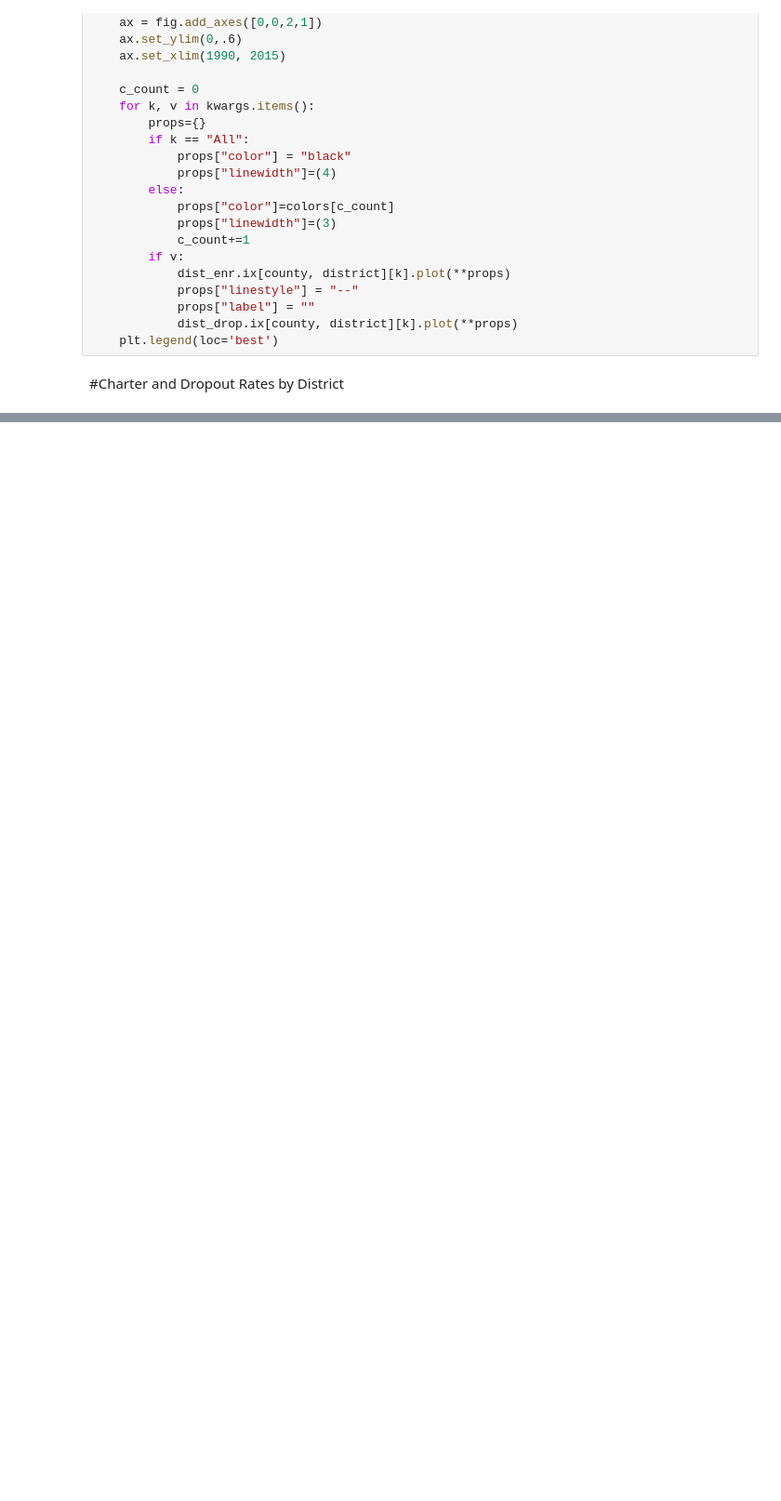
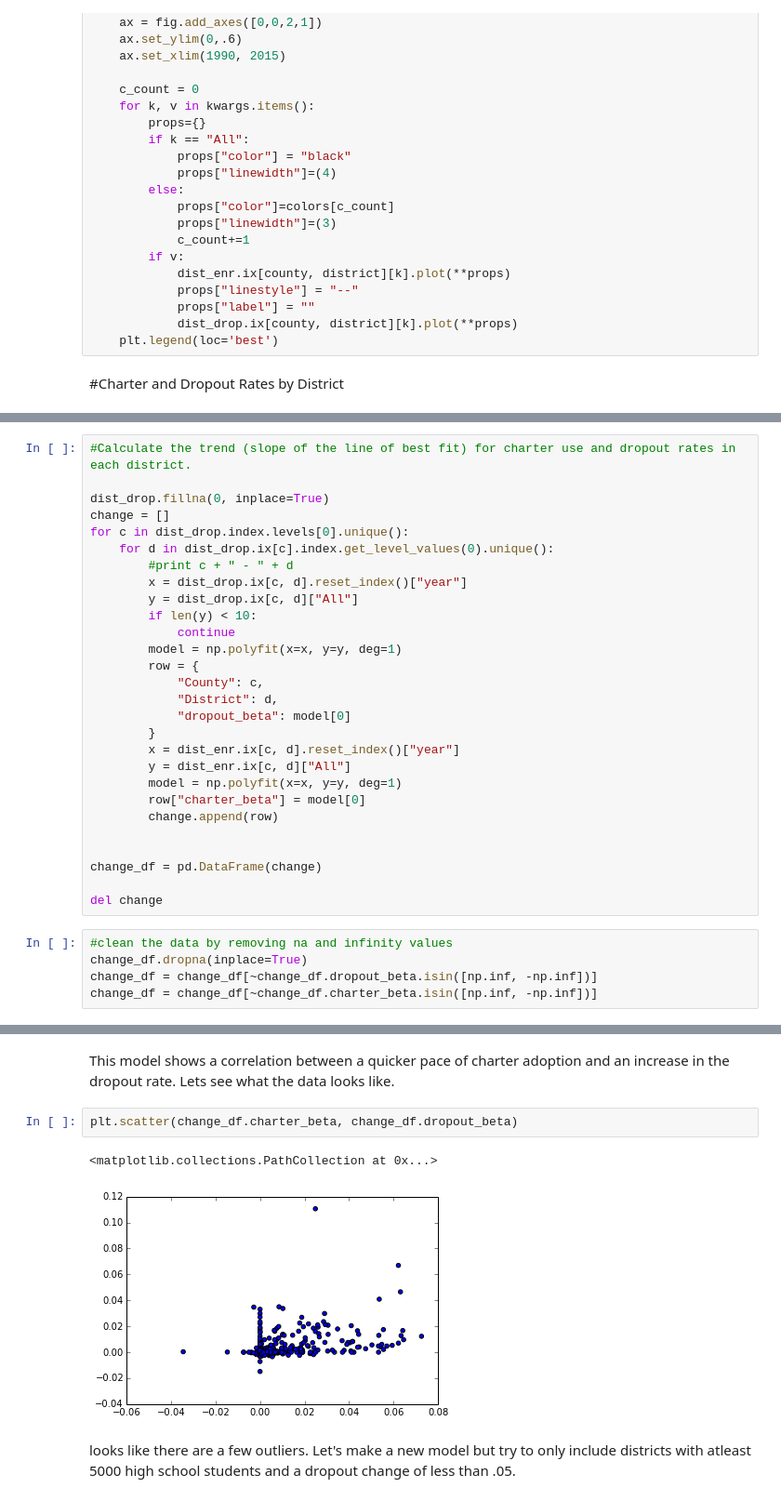
Before and after one commit to PaulAYoung/WWOD-final-project, a Jupyter notebook: notebooks/CharterInfo.ipynb, the cells around one changed output, grey strips where cells are left out. Shown at 93% size. Saved outputs shown, nothing was run; the diff lists cells and outputs as text; blank space fills up the shorter version.

```diff
--- a/notebooks/CharterInfo.ipynb
+++ b/notebooks/CharterInfo.ipynb
@@ -147,0 +173,33 @@ interactive(
+# %%
+#Calculate the trend (slope of the line of best fit) for charter use and dropout rates in each district.
+
+dist_drop.fillna(0, inplace=True)
+change = []
+for c in dist_drop.index.levels[0].unique():
+    for d in dist_drop.ix[c].index.get_level_values(0).unique():
+        #print c + " - " + d
+        x = dist_drop.ix[c, d].reset_index()["year"]
+        y = dist_drop.ix[c, d]["All"]
+        if len(y) < 10:
+            continue
+        model = np.polyfit(x=x, y=y, deg=1)
+        row = {
+            "County": c,
+            "District": d,
+            "dropout_beta": model[0]
+        }
+        x = dist_enr.ix[c, d].reset_index()["year"]
+        y = dist_enr.ix[c, d]["All"]
+        model = np.polyfit(x=x, y=y, deg=1)
+        row["charter_beta"] = model[0]
+        change.append(row)
+
+
+change_df = pd.DataFrame(change)
+
+del change
+# %%
+#clean the data by removing na and infinity values
+change_df.dropna(inplace=True)
+change_df = change_df[~change_df.dropout_beta.isin([np.inf, -np.inf])]
+change_df = change_df[~change_df.charter_beta.isin([np.inf, -np.inf])]
@@ -147,0 +231,9 @@ interactive(
+# %% [markdown]
+This model shows a correlation between a quicker pace of charter adoption and an increase in the dropout rate. Lets see what the data looks like.
+# %%
+plt.scatter(change_df.charter_beta, change_df.dropout_beta)
+# %% [output]
+<matplotlib.collections.PathCollection at 0x...>
+[figure, added]
+# %% [markdown]
+looks like there are a few outliers. Let's make a new model but try to only include districts with atleast 5000 high school students and a dropout change of less than .05.
```
Also changed, not shown: parts of 35 cells of this notebook.
